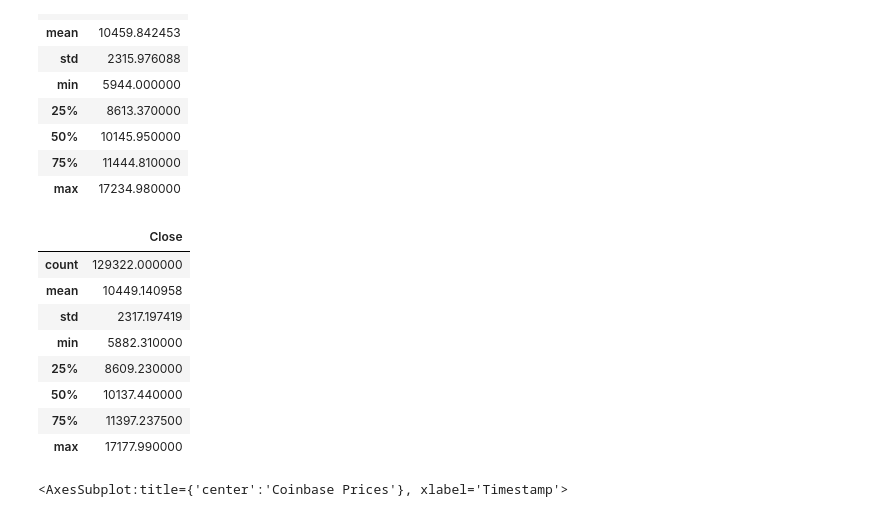
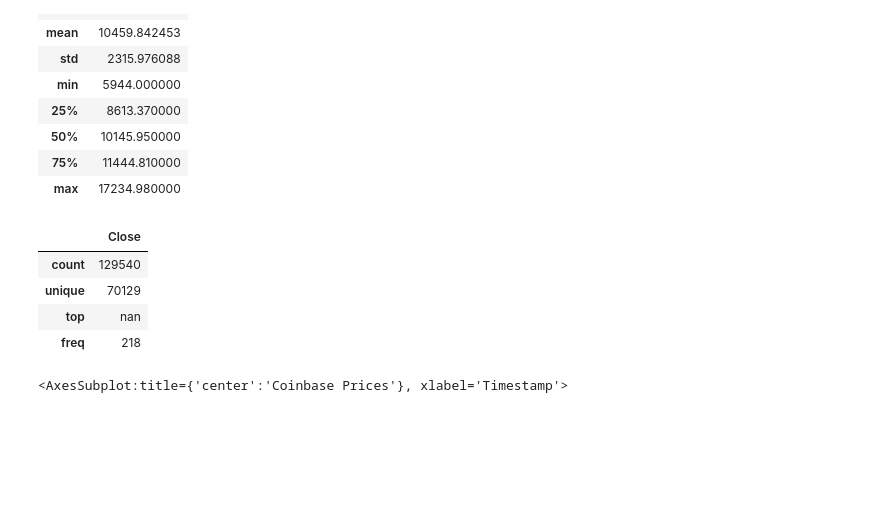
Before and after one commit to avalentini181/Crypto_arbitrage, a Jupyter notebook: Week_3_challenge/Starter_Code/crypto_arbitrage.ipynb, the cells around one changed output. Cells and saved outputs as stored; diff of their text form; code cells hidden in the pictures; blank space fills up the shorter version.

```diff
--- a/Week_3_challenge/Starter_Code/crypto_arbitrage.ipynb
+++ b/Week_3_challenge/Starter_Code/crypto_arbitrage.ipynb
@@ -121,0 +176,7 @@ To prepare and clean your data for analysis, complete the following steps:
+# %%
+# Repeat Steps 1–4 for the coinbase DataFrame
+coinbase.loc[:, "Close"] = coinbase.loc[:, "Close"].str.replace("$"," ")
+coinbase.loc[:, "Close"] = coinbase.loc[:, "Close"].astype("float")
+coinbase = coinbase.drop_duplicates()
+
+coinbase
@@ -155,10 +231,10 @@ bitstamp_sliced = # YOUR CODE HERE
 | 2018-01-01 00:04:00 | 13620.00 |
 # %%
 # Use loc or iloc to select `Timestamp (the index)` and `Close` from coinbase DataFrame
-coinbase_sliced = # YOUR CODE HERE
+coinbase_sliced = coinbase.loc[:, ["Close"]]
 
 # Review the first five rows of the DataFrame
-# YOUR CODE HERE
+coinbase_sliced.head()
 # %% [output]
 |  | Close |
 | Timestamp |  |
@@ -194,17 +270,13 @@ Sort through the time series data associated with the bitstamp and coinbase Data
 | max | 17234.980000 |
 # %%
 # Generate the summary statistics for the coinbase DataFrame
-# YOUR CODE HERE
+coinbase_sliced.describe(include = "all")
 # %% [output]
 |  | Close |
-| count | 129322.000000 |
-| mean | 10449.140958 |
-| std | 2317.197419 |
-| min | 5882.310000 |
-| 25% | 8609.230000 |
-| 50% | 10137.440000 |
-| 75% | 11397.237500 |
-| max | 17177.990000 |
+| count | 129540 |
+| unique | 70129 |
+| top | nan |
+| freq | 218 |
 # %%
 # Create a line plot for the bitstamp DataFrame for the full length of time in the dataset
 # Be sure that the figure size, title, and color are tailored to each visualization
```
Also changed, not shown: parts of 11 cells of this notebook.
